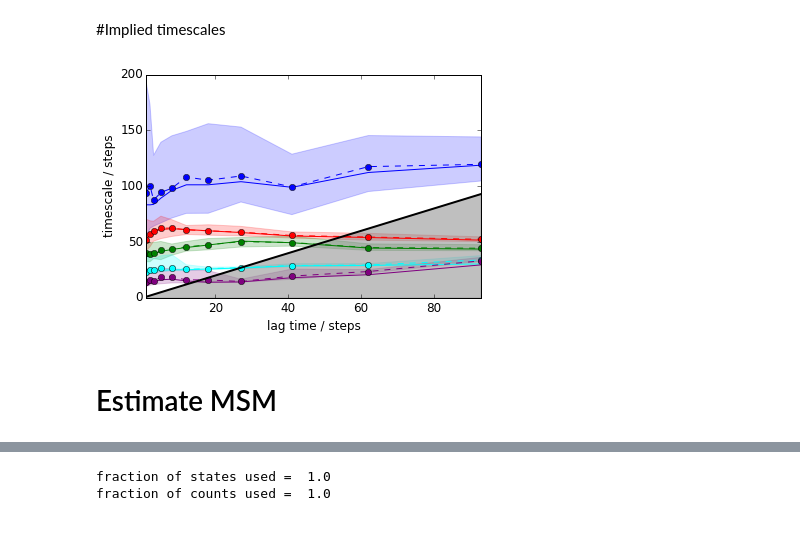
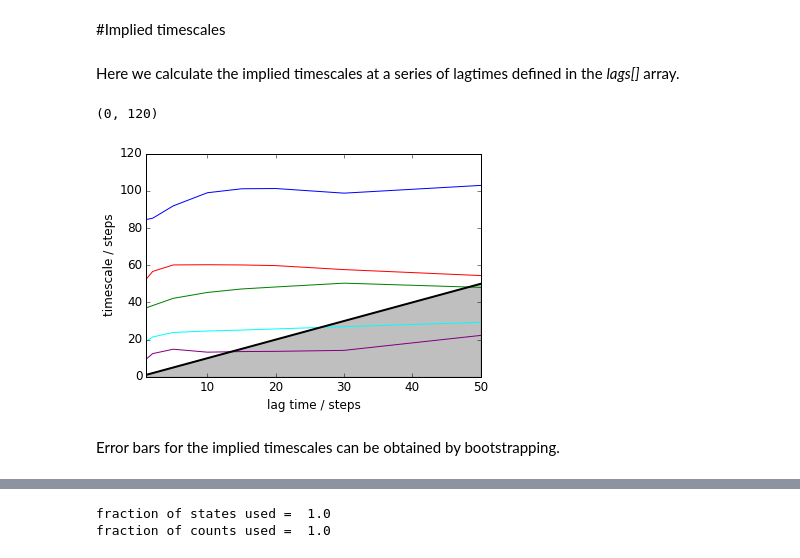
Before and after one commit to markovmodel/PyEMMA_IPython, a Jupyter notebook: md2msm_penta_peptide/md2msm_penta_peptide.ipynb, the cells around one changed output, grey strips where cells are left out. Drawn from its saved outputs; the diff is of its cells as text; code cells hidden in the pictures; blank space fills up the shorter version.

```diff
--- a/md2msm_penta_peptide/md2msm_penta_peptide.ipynb
+++ b/md2msm_penta_peptide/md2msm_penta_peptide.ipynb
@@ -77,4 +76,7 @@ tica_lag = 15      # tica lagtime
+# %%
+tica_lag = 15      # tica lagtime
+tica_dim = 3 # tica dimensions
 # %%
-# FN: do TICA with 95% kinetic variance
-tica_obj = coor.tica(inp, lag=tica_lag, kinetic_map=True, var_cutoff=0.95)#, dim=tica_dim)
+# do TICA
+tica_obj = coor.tica(inp, lag=tica_lag, dim=tica_dim)
 # %% [output]
@@ -168,8 +171,13 @@ its = msm.timescales_msm(dtrajs, lags=100, nits=5, errors='bayes')
+# %% [markdown]
+Here we calculate the implied timescales at a series of lagtimes defined in the *lags[]* array.
+# %%
+lags = [1,2,5,10,15,20,30,50]
+its = msm.ImpliedTimescales(dtrajs, lags=lags, nits=5)
 # %%
 mpl.plot_implied_timescales(its, ylog=False)
-ylim(0, 200)
-savefig('./figs/its.png')
+ylim(0, 120)
 # %% [output]
+(0, 120)
-[figure, old version]
+[figure, new version]
-# %% [markdown]
-# Estimate MSM
+# %% [markdown]
+Error bars for the implied timescales can be obtained by bootstrapping.
```
Also changed, not shown: parts of 33 cells of this notebook, 14 other files.
